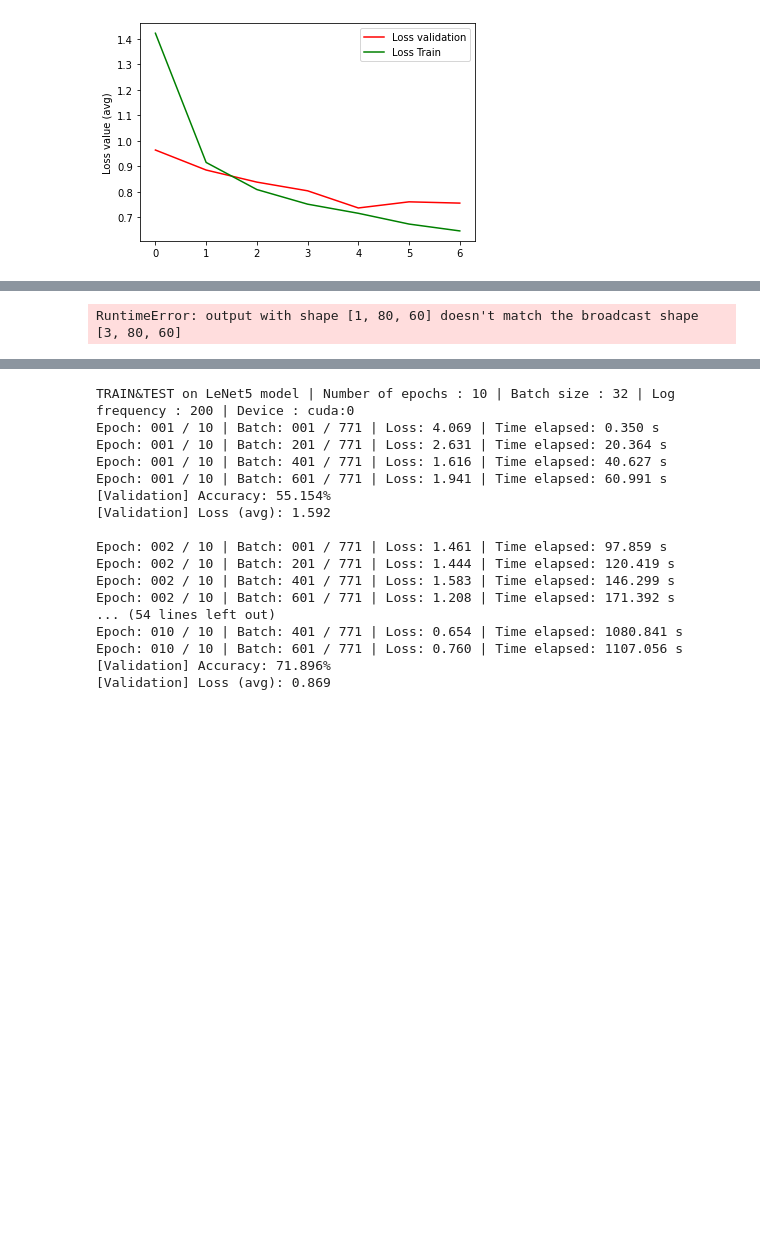
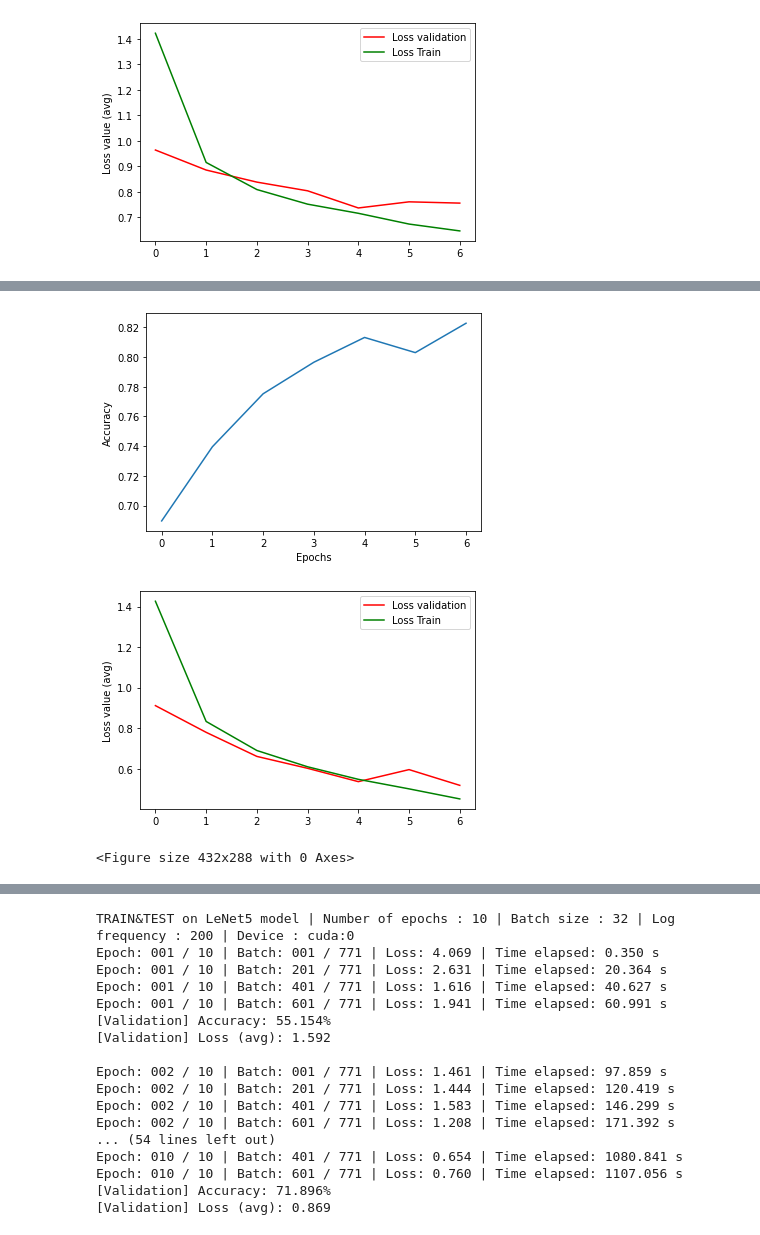
Before and after one commit to KontainPluton/TPs_Artificial_Neural_Network, a Jupyter notebook: Projet/Projet_Fashion.ipynb, the cells around one changed output, grey strips where cells are left out. Drawn from its saved outputs; the diff is of its cells as text; code cells hidden in the pictures; blank space fills up the shorter version.

```diff
--- a/Projet/Projet_Fashion.ipynb
+++ b/Projet/Projet_Fashion.ipynb
@@ -588,7 +596,7 @@ Epoch: 007 / 7 | Batch: 1401 / 1542 | Loss: 0.709 | Time elapsed: 1183.387 s
 ##########################################
 MODEL_NAME = "AlexNet"
 ETA = 1e-4 # Learning rate
-EPOCHS = 2 # Epochs / Number of iteration
+EPOCHS = 7 # Epochs / Number of iteration
 LOGS = 200 # Log Frequency
 BATCH_SIZE = 16 # Batch size
 ##########################################
@@ -619,11 +627,11 @@ test_loader_alexnet = DataLoader(test_dataset_alexnet, batch_size=16, shuffle=Tr
 
 # Change on alexnet model to fit our dataset
 alexnet.features = torch.nn.Sequential(*list(alexnet.features.children())[:-1])
-alexnet.classifier[6] = torch.nn.Linear(4096, 60)
+alexnet.classifier[6] = torch.nn.Linear(4096, CLASSES_NUMBER_OUTPUT)
 
 # Change on alexnet_pretrained model to fit our dataset
 alexnet_pretrained.features = torch.nn.Sequential(*list(alexnet.features.children())[:-1])
-alexnet_pretrained.classifier[6] = torch.nn.Linear(4096, 60)
+alexnet_pretrained.classifier[6] = torch.nn.Linear(4096, CLASSES_NUMBER_OUTPUT)
 
 # Train
 train_optim(alexnet, train_loader_alexnet, test_loader_alexnet, EPOCHS, LOGS, device, MODEL_NAME, BATCH_SIZE, ETA)
@@ -632,2 +656,4 @@ epoch: 001, batch: 001, loss: 4.083
+[figure, added]
+[figure, added]
-RuntimeError: output with shape [1, 80, 60] doesn't match the broadcast shape [3, 80, 60]
+<Figure size 432x288 with 0 Axes>
 # %%
```
Also changed, not shown: parts of 17 cells of this notebook.
